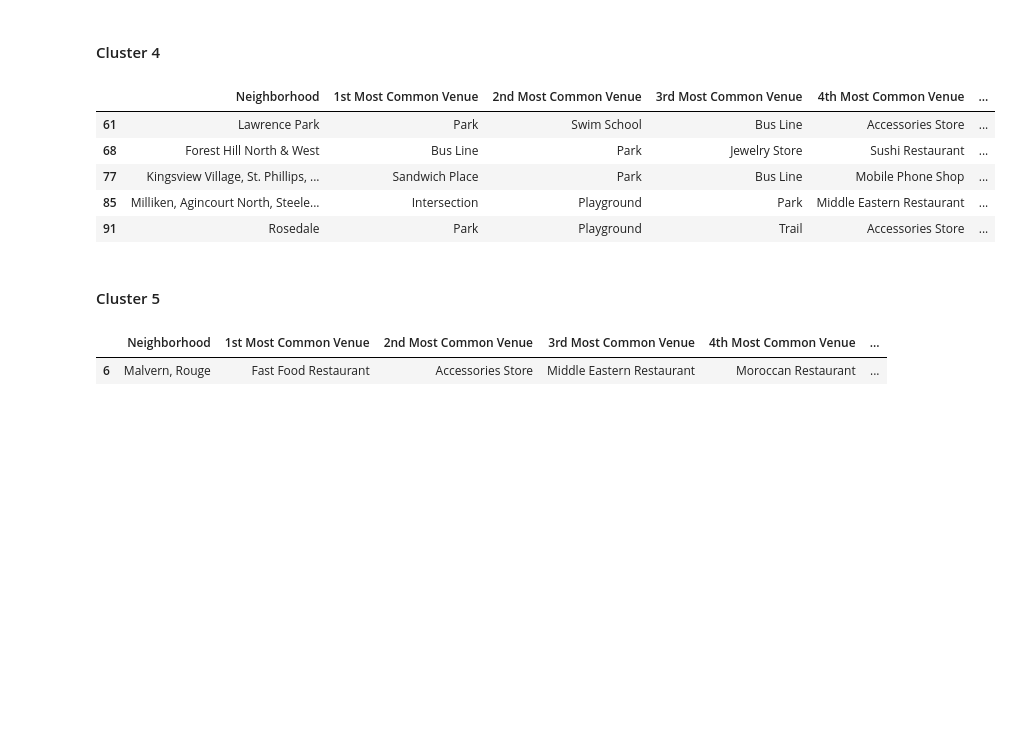
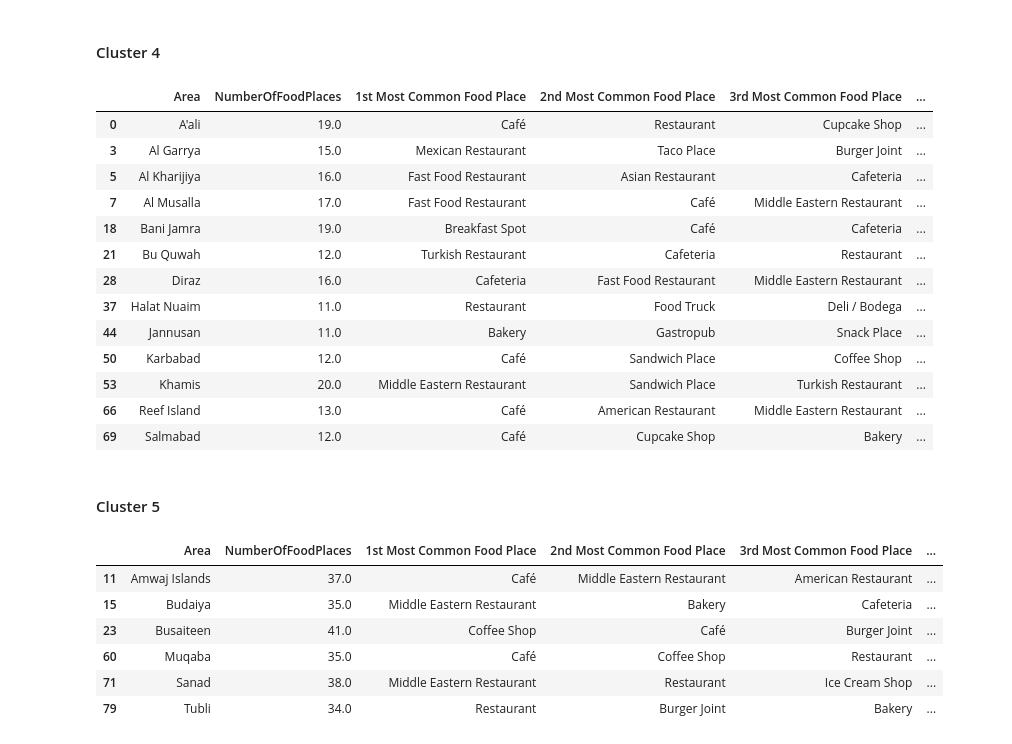
Before and after one commit to isados/neighborhood-clusters, a Jupyter notebook: BahrainSegmentation.ipynb, the cells around one changed output. Drawn from its saved outputs; the diff is of its cells as text; code cells hidden in the pictures; blank space fills up the shorter version.

```diff
--- a/BahrainSegmentation.ipynb
+++ b/BahrainSegmentation.ipynb
@@ -395,4 +419,5 @@ bh_onehot.shape
 # %%
 bh_grouped = bh_onehot.groupby(['Area']).mean().reset_index()
+bh_grouped['NumberOfFoodPlaces'] = bh_onehot[['Area']].value_counts(sort=False).values
 bh_grouped.head()
 # %% [output]
@@ -452,9 +478,14 @@ Run _k_-means to cluster the neighborhood into 5 clusters.
 # %%
-
 # set number of clusters
-kclusters = 25
+kclusters = 5
 
 bh_grouped_clustering = bh_grouped.drop('Area', 1)
+
+# scale the numerical variables : NumberOfFoodPlaces
+from sklearn.preprocessing import StandardScaler
+
+scaler = StandardScaler()
+bh_grouped_clustering[['NumberOfFoodPlaces']] = scaler.fit_transform(bh_grouped_clustering[['NumberOfFoodPlaces']])
 
 # run k-means clustering
 kmeans = KMeans(n_clusters=kclusters, random_state=0).fit(bh_grouped_clustering)
@@ -471,11 +498,11 @@ kmeans.inertia_
 Picking the best value of `kclusters`
 # %%
 
-k_range = range(2,65)
-losses = []
-for k in k_range:
+# k_range = range(2,65)
+# losses = []
+# for k in k_range:
 
-    # run k-means clustering
-    kmeans = KMeans(n_clusters=k, random_state=0).fit(bh_grouped_clustering)
-    losses.append(kmeans.inertia_)
+#     # run k-means clustering
+#     kmeans = KMeans(n_clusters=k, random_state=0).fit(bh_grouped_clustering)
+#     losses.append(kmeans.inertia_)
 # %%
@@ -497,15 +524,15 @@ Let's create a new dataframe that includes the cluster as well as the top 10 ven
 # %%
 # add clustering labels
 try:
-    neighborhoods_venues_sorted.insert(0, 'Cluster Labels', kmeans.labels_)
+    foods_sorted.insert(0, 'Cluster Labels', kmeans.labels_)
 except:
     # Allows me to retry if the Cluster Labels column exists
-    neighborhoods_venues_sorted['Cluster Labels'] = kmeans.labels_
+    foods_sorted['Cluster Labels'] = kmeans.labels_
 
 bh_merged = bh_data
 
 # merge bh_grouped with bh_data to add latitude/longitude for each neighborhood
-bh_merged = bh_merged.join(neighborhoods_venues_sorted.set_index('Area'), on='Area')
+bh_merged = bh_merged.join(foods_sorted.set_index('Area'), on='Area')
 bh_merged.dropna(how='any', axis=0, inplace=True)
 bh_merged['Cluster Labels'] = bh_merged['Cluster Labels'].astype(np.int32)
 bh_merged.head() # check the last columns!
@@ -597,18 +637,31 @@ toronto_merged.loc[toronto_merged['Cluster Labels'] == 2, toronto_merged.columns
 # %% [markdown]
 #### Cluster 4
 # %%
-toronto_merged.loc[toronto_merged['Cluster Labels'] == 3, toronto_merged.columns[[2] + list(range(6, toronto_merged.shape[1]))]]
+bh_merged.loc[bh_merged['Cluster Labels'] == 3, bh_merged.columns[[0] + list(range(4, bh_merged.shape[1]))]]
 # %% [output]
-|  | Neighborhood | 1st Most Common Venue | 2nd Most Common Venue | 3rd Most Common Venue | 4th Most Common Venue | ... |
-| 61 | Lawrence Park | Park | Swim School | Bus Line | Accessories Store | ... |
-| 68 | Forest Hill North & West | Bus Line | Park | Jewelry Store | Sushi Restaurant | ... |
-| 77 | Kingsview Village, St. Phillips, ... | Sandwich Place | Park | Bus Line | Mobile Phone Shop | ... |
-| 85 | Milliken, Agincourt North, Steele... | Intersection | Playground | Park | Middle Eastern Restaurant | ... |
-| 91 | Rosedale | Park | Playground | Trail | Accessories Store | ... |
+|  | Area | NumberOfFoodPlaces | 1st Most Common Food Place | 2nd Most Common Food Place | 3rd Most Common Food Place | ... |
+| 0 | A'ali | 19.0 | Café | Restaurant | Cupcake Shop | ... |
+| 3 | Al Garrya | 15.0 | Mexican Restaurant | Taco Place | Burger Joint | ... |
+| 5 | Al Kharijiya | 16.0 | Fast Food Restaurant | Asian Restaurant | Cafeteria | ... |
+| 7 | Al Musalla | 17.0 | Fast Food Restaurant | Café | Middle Eastern Restaurant | ... |
+| 18 | Bani Jamra | 19.0 | Breakfast Spot | Café | Cafeteria | ... |
+| 21 | Bu Quwah | 12.0 | Turkish Restaurant | Cafeteria | Restaurant | ... |
+| 28 | Diraz | 16.0 | Cafeteria | Fast Food Restaurant | Middle Eastern Restaurant | ... |
+| 37 | Halat Nuaim | 11.0 | Restaurant | Food Truck | Deli / Bodega | ... |
+| 44 | Jannusan | 11.0 | Bakery | Gastropub | Snack Place | ... |
+| 50 | Karbabad | 12.0 | Café | Sandwich Place | Coffee Shop | ... |
+| 53 | Khamis | 20.0 | Middle Eastern Restaurant | Sandwich Place | Turkish Restaurant | ... |
+| 66 | Reef Island | 13.0 | Café | American Restaurant | Middle Eastern Restaurant | ... |
+| 69 | Salmabad | 12.0 | Café | Cupcake Shop | Bakery | ... |
 # %% [markdown]
 #### Cluster 5
 # %%
-toronto_merged.loc[toronto_merged['Cluster Labels'] == 4, toronto_merged.columns[[2] + list(range(6, toronto_merged.shape[1]))]]
+bh_merged.loc[bh_merged['Cluster Labels'] == 4, bh_merged.columns[[0] + list(range(4, bh_merged.shape[1]))]]
 # %% [output]
-|  | Neighborhood | 1st Most Common Venue | 2nd Most Common Venue | 3rd Most Common Venue | 4th Most Common Venue | ... |
-| 6 | Malvern, Rouge | Fast Food Restaurant | Accessories Store | Middle Eastern Restaurant | Moroccan Restaurant | ... |
+|  | Area | NumberOfFoodPlaces | 1st Most Common Food Place | 2nd Most Common Food Place | 3rd Most Common Food Place | ... |
+| 11 | Amwaj Islands | 37.0 | Café | Middle Eastern Restaurant | American Restaurant | ... |
+| 15 | Budaiya | 35.0 | Middle Eastern Restaurant | Bakery | Cafeteria | ... |
+| 23 | Busaiteen | 41.0 | Coffee Shop | Café | Burger Joint | ... |
+| 60 | Muqaba | 35.0 | Café | Coffee Shop | Restaurant | ... |
+| 71 | Sanad | 38.0 | Middle Eastern Restaurant | Restaurant | Ice Cream Shop | ... |
+| 79 | Tubli | 34.0 | Restaurant | Burger Joint | Bakery | ... |
```
Also changed, not shown: parts of 67 cells of this notebook, 1 other file.
